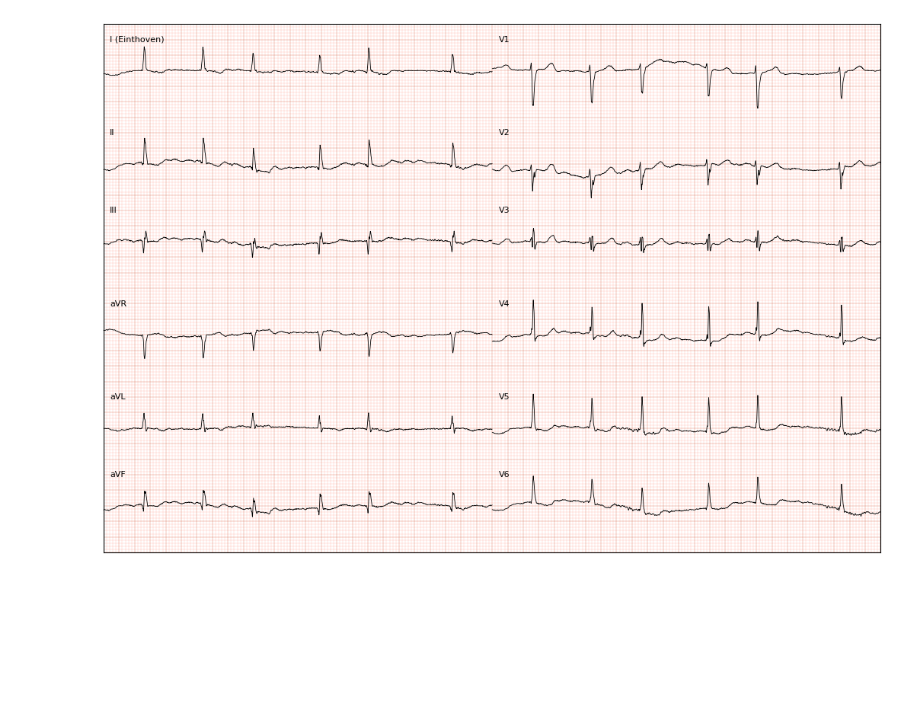
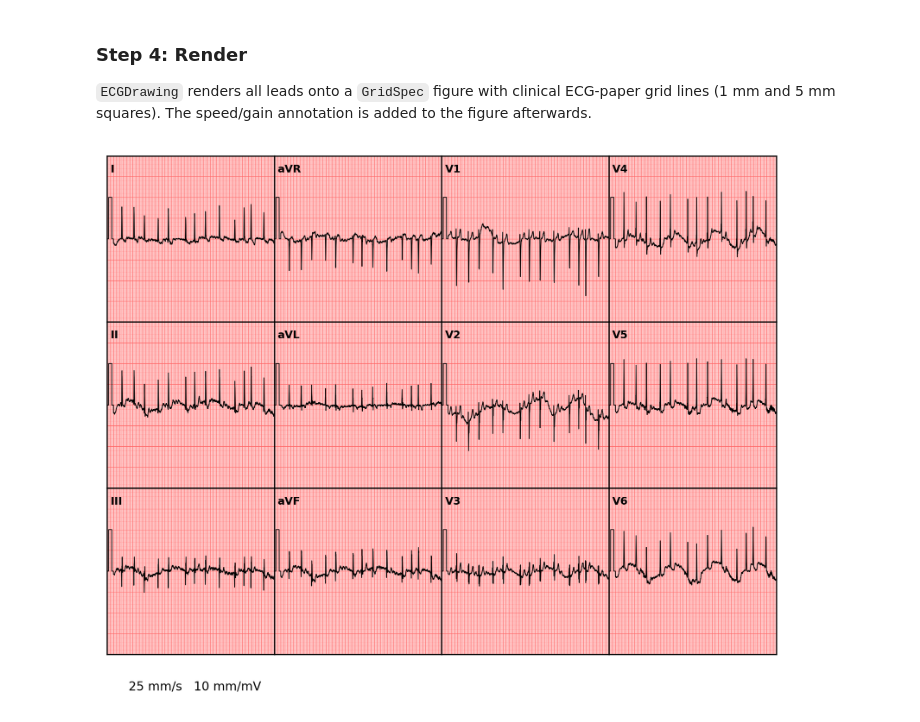
Before and after one commit to afschmidt/ECGProcess, a Jupyter notebook: resources/examples/plot_ecgs.ipynb, the cells around one changed output. Cells and saved outputs as stored; diff of their text form; code cells hidden in the pictures; blank space fills up the shorter version.

Commit message:
docs: updated plot_ecg notebook

```diff
--- a/resources/examples/plot_ecgs.ipynb
+++ b/resources/examples/plot_ecgs.ipynb
@@ -24,0 +131,14 @@ Let's create a traditional ECG image using an ECGReader instance.
+# %%
+# #### build 4-column clinical mapper
+clinical_order = ['I', 'aVR', 'V1', 'V4',
+                  'II', 'aVL', 'V2', 'V5',
+                  'III', 'aVF', 'V3', 'V6']
+available = [lead for lead in clinical_order
+             if reader.WaveForms.get(lead) is not None]
+mapper = {
+    lead: (row, slice(col, col + 1))
+    for i, lead in enumerate(available)
+    for row, col in [divmod(i, 4)]
+}
+print("Leads with data:", available)
+mapper
@@ -25,19 +159,28 @@ Let's create a traditional ECG image using an ECGReader instance.
+# %% [markdown]
+### Step 4: Render
+
+`ECGDrawing` renders all leads onto a `GridSpec` figure with clinical ECG-paper grid lines (1 mm and 5 mm squares). The speed/gain annotation is added to the figure afterwards.
 # %%
-# process the tabular data
-ecgdicomreader = ECGDICOMReader()
-ecgreader=ecgdicomreader(path=dicom_file_path)
-
-# how should the leads be presented
-layout = [
-    ['I (Einthoven)', 'V1'],
-    ['II', 'V2'],
-    ['III', 'V3'],
-    ['aVR', 'V4'],
-    ['aVL', 'V5'],
-    ['aVF', 'V6'],
-]
-# draw
-artist = ECGDrawing()(ecgreader, add_grid=True, minor_axis=True,
-                     image_layout=layout)
+# Draw — sampling_rate from MetaData; fall back to 500 if unavailable
+samplefreq = (reader.MetaData.get('sampling frequency (processed)') or 500)
+style = ECGStyle(figsize=(20 * CM_TO_IN, 15 * CM_TO_IN), dpi=300)
+drawing = ECGDrawing()(
+    reader,
+    mapper=mapper,
+    style=style,
+    sampling_rate=samplefreq,
+    show_axes=None,
+    show_lead_labels=True,
+    show_cal_pulse=True,
+)
+fig = drawing.figure
+# #### speed / gain annotation
+fig.text(
+    0.15, 0.05,
+    "25 mm/s   10 mm/mV",
+    fontsize=8, va='bottom', ha='left',
+    transform=fig.transFigure,
+)
+plt.show()
 # %% [output]
-[figure, old version]
+[figure, new version]
```
Also changed, not shown: parts of 27 cells of this notebook, 1 other file.
